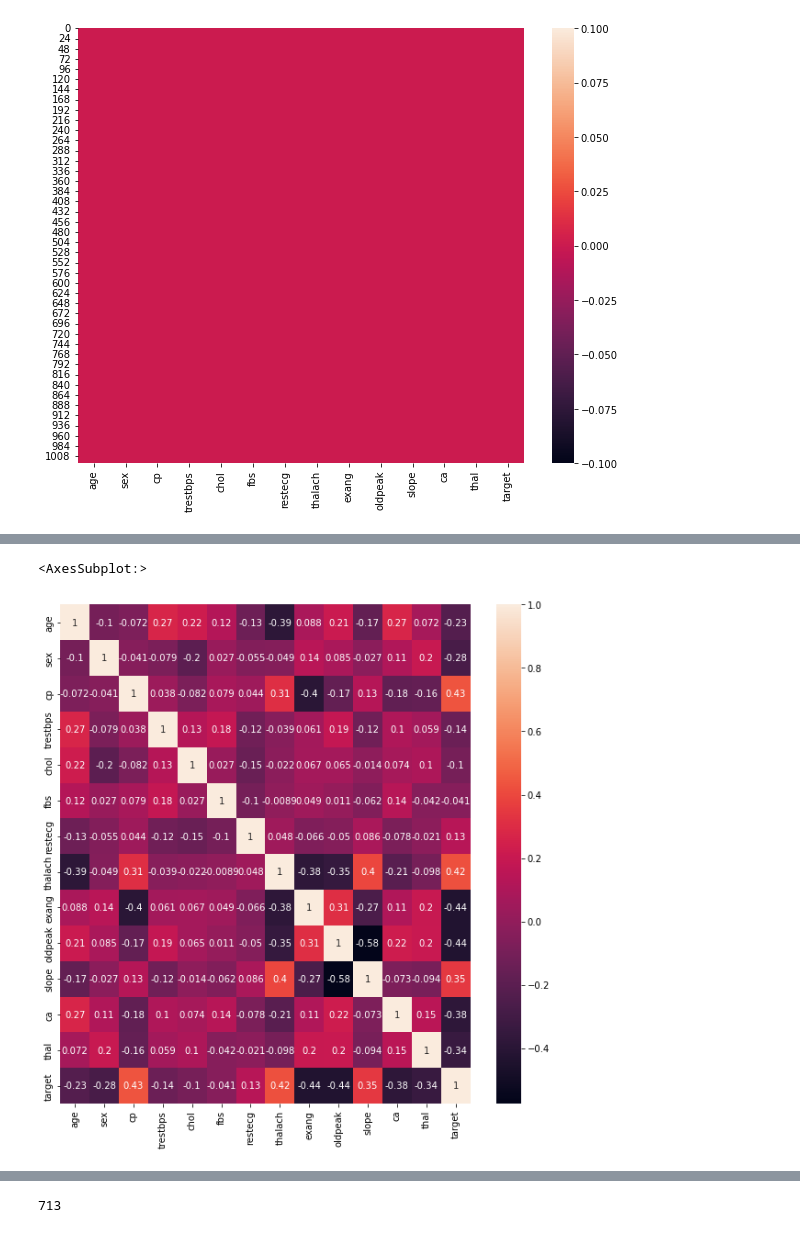
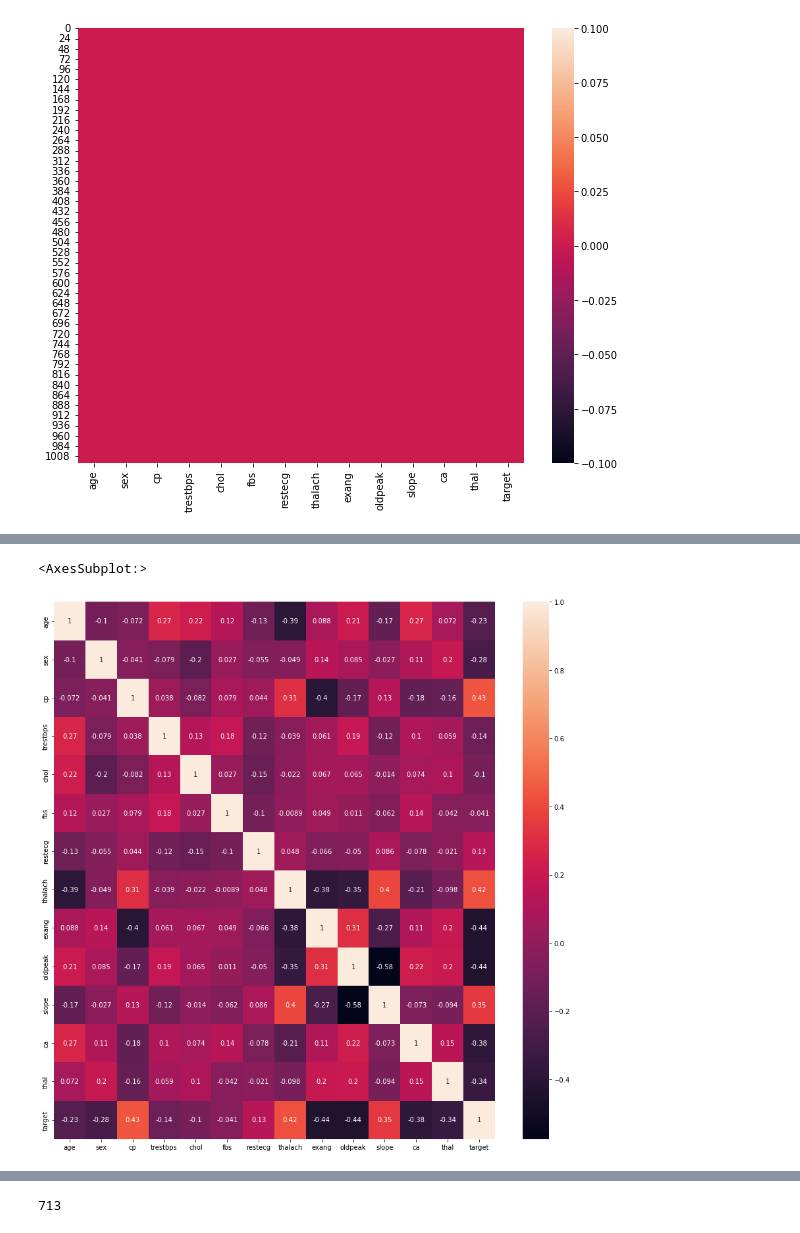
Before and after one commit to Saurabhvatsraj/Data-Analysis, a Jupyter notebook: EDA_Heart_Disease.ipynb, the cells around one changed output, grey strips where cells are left out. Drawn from its saved outputs; the diff is of its cells as text; code cells hidden in the pictures.

```diff
--- a/EDA_Heart_Disease.ipynb
+++ b/EDA_Heart_Disease.ipynb
@@ -94,8 +94,8 @@ df.corr()
 | thal | 0.072297 | 0.198424 | -0.163341 | 0.059276 | 0.100244 | -0.042177 | -0.020504 | -0.098068 | 0.197201 | 0.202672 | -0.094090 | ... |
 | target | -0.229324 | -0.279501 | 0.434854 | -0.138772 | -0.099966 | -0.041164 | 0.134468 | 0.422895 | -0.438029 | -0.438441 | 0.345512 | ... |
 # %%
-plt.figure(figsize=(10,10))
+plt.figure(figsize=(15,15))
 sns.heatmap(df.corr(),annot=True)
 # %% [output]
 <AxesSubplot:>
-[figure, old version]
+[figure, new version]
```
Also changed, not shown: parts of 6 cells of this notebook.
